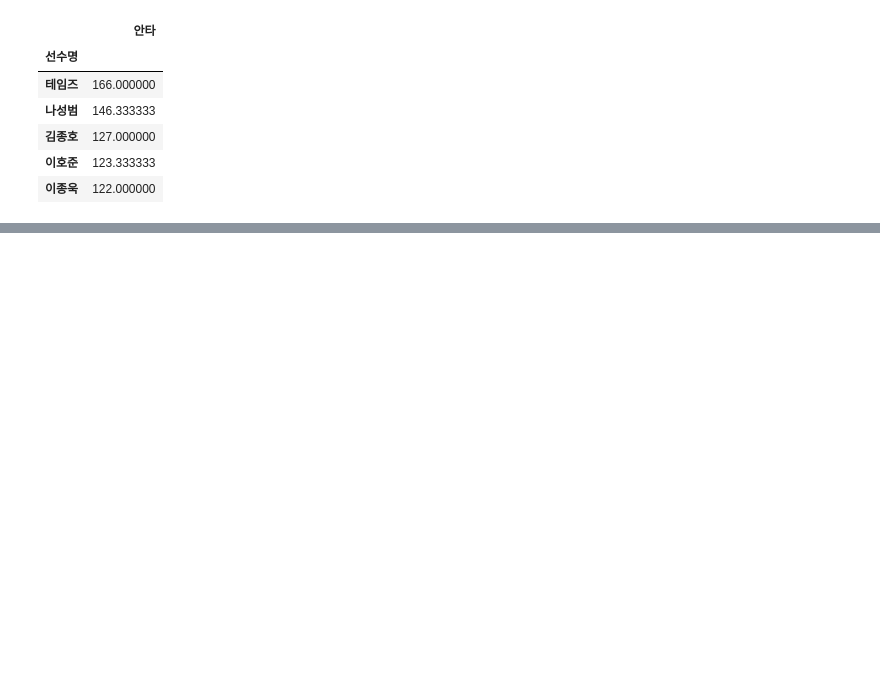
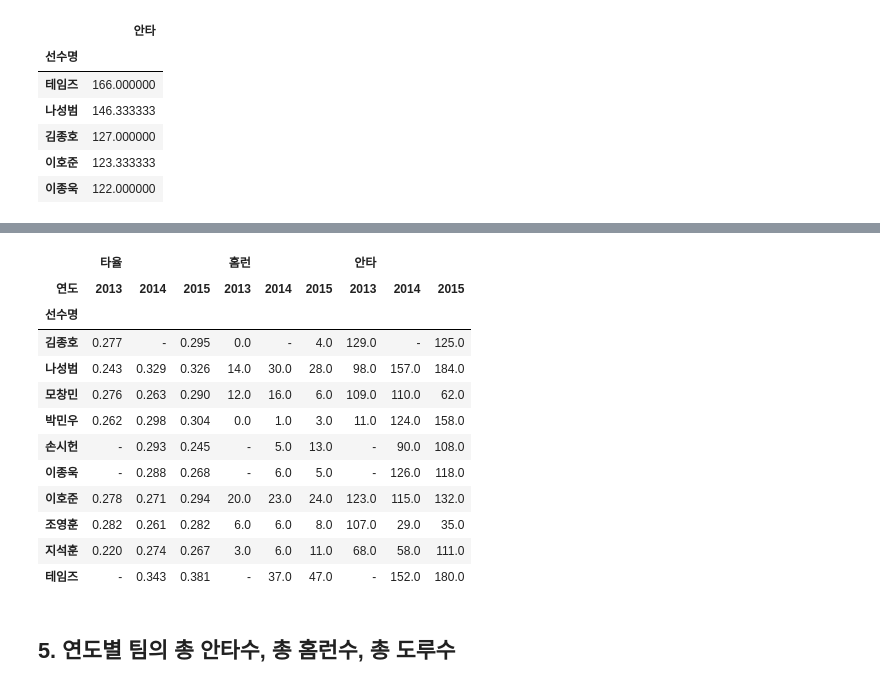
Before and after one commit to HeeMang28/python_basic, a Jupyter notebook: 팬더스/6. NC다이노스 선수 데이터 분석.ipynb, the cells around one changed output, grey strips where cells are left out. Saved outputs shown, nothing was run; the diff lists cells and outputs as text; code cells hidden in the pictures; blank space fills up the shorter version.

```diff
--- a/팬더스/6. NC다이노스 선수 데이터 분석.ipynb
+++ b/팬더스/6. NC다이노스 선수 데이터 분석.ipynb
@@ -222,0 +301,5 @@ nc_result1.groupby(['선수명'])[['안타']].mean().sort_values(by='안타', as
+# %%
+# 안타 갯수 상위 10위 선수들 목록을 뽑아주세요.
+# 피벗테이블을 이용해 3년간 안타 총합이 많은 순으로 나열해주시면 됩니다.
+hit10 = tmp2.pivot_table(index='선수명',values="안타", aggfunc='sum').sort_values(by='안타', ascending=False).head(10)
+hit10
@@ -222,0 +324,7 @@ nc_result1.groupby(['선수명'])[['안타']].mean().sort_values(by='안타', as
+# %%
+# fancy 인덱싱 (조건색인에서 미리 준비된 리스트에 해당하는 목록만 인덱싱)
+# 특정 데이터프레임에서 내가 제시한 명단에 해당하는 로우만 남기기
+# .isin(리스트)
+# hit10[(hit10['안타'] == 439) | (hit10['안타'] == 332)]
+tmp3 = tmp2[tmp2['선수명'].isin(hit10.index.tolist())]
+tmp3
@@ -222,0 +350,5 @@ nc_result1.groupby(['선수명'])[['안타']].mean().sort_values(by='안타', as
+# %%
+# 로우에 있던 연도를 컬럼으로 교환
+# 로우가 단일인덱스로 구성된 경우 unstack()이 아닌 reset_index()를 쓰시면 됩니다.
+tmp3 = tmp3.reset_index()
+tmp3
@@ -222,0 +373,5 @@ nc_result1.groupby(['선수명'])[['안타']].mean().sort_values(by='안타', as
+# %%
+# 연도, 선수명으로 로우 설정
+# hint : set_index()를 이용해 내려주세요.
+tmp3 = tmp3.set_index(['연도', '선수명'])
+tmp3
@@ -222,0 +397,21 @@ nc_result1.groupby(['선수명'])[['안타']].mean().sort_values(by='안타', as
+# %%
+# unstack()을 이용해 연도를 컬럼으로 이동
+# .fillna("-")로 NaN 처리
+tmp3 = tmp3.unstack(1).fillna('-')
+tmp3
+# %% [output]
+|  | 타율 |  |  | 홈런 |  |  | 안타 |  |  |
+| 연도 | 2013 | 2014 | 2015 | 2013 | 2014 | 2015 | 2013 | 2014 | 2015 |
+| 선수명 |  |  |  |  |  |  |  |  |  |
+| 김종호 | 0.277 | - | 0.295 | 0.0 | - | 4.0 | 129.0 | - | 125.0 |
+| 나성범 | 0.243 | 0.329 | 0.326 | 14.0 | 30.0 | 28.0 | 98.0 | 157.0 | 184.0 |
+| 모창민 | 0.276 | 0.263 | 0.290 | 12.0 | 16.0 | 6.0 | 109.0 | 110.0 | 62.0 |
+| 박민우 | 0.262 | 0.298 | 0.304 | 0.0 | 1.0 | 3.0 | 11.0 | 124.0 | 158.0 |
+| 손시헌 | - | 0.293 | 0.245 | - | 5.0 | 13.0 | - | 90.0 | 108.0 |
+| 이종욱 | - | 0.288 | 0.268 | - | 6.0 | 5.0 | - | 126.0 | 118.0 |
+| 이호준 | 0.278 | 0.271 | 0.294 | 20.0 | 23.0 | 24.0 | 123.0 | 115.0 | 132.0 |
+| 조영훈 | 0.282 | 0.261 | 0.282 | 6.0 | 6.0 | 8.0 | 107.0 | 29.0 | 35.0 |
+| 지석훈 | 0.220 | 0.274 | 0.267 | 3.0 | 6.0 | 11.0 | 68.0 | 58.0 | 111.0 |
+| 테임즈 | - | 0.343 | 0.381 | - | 37.0 | 47.0 | - | 152.0 | 180.0 |
+# %% [markdown]
+## 5. 연도별 팀의 총 안타수, 총 홈런수, 총 도루수
```
Also changed, not shown: parts of 32 cells of this notebook.
